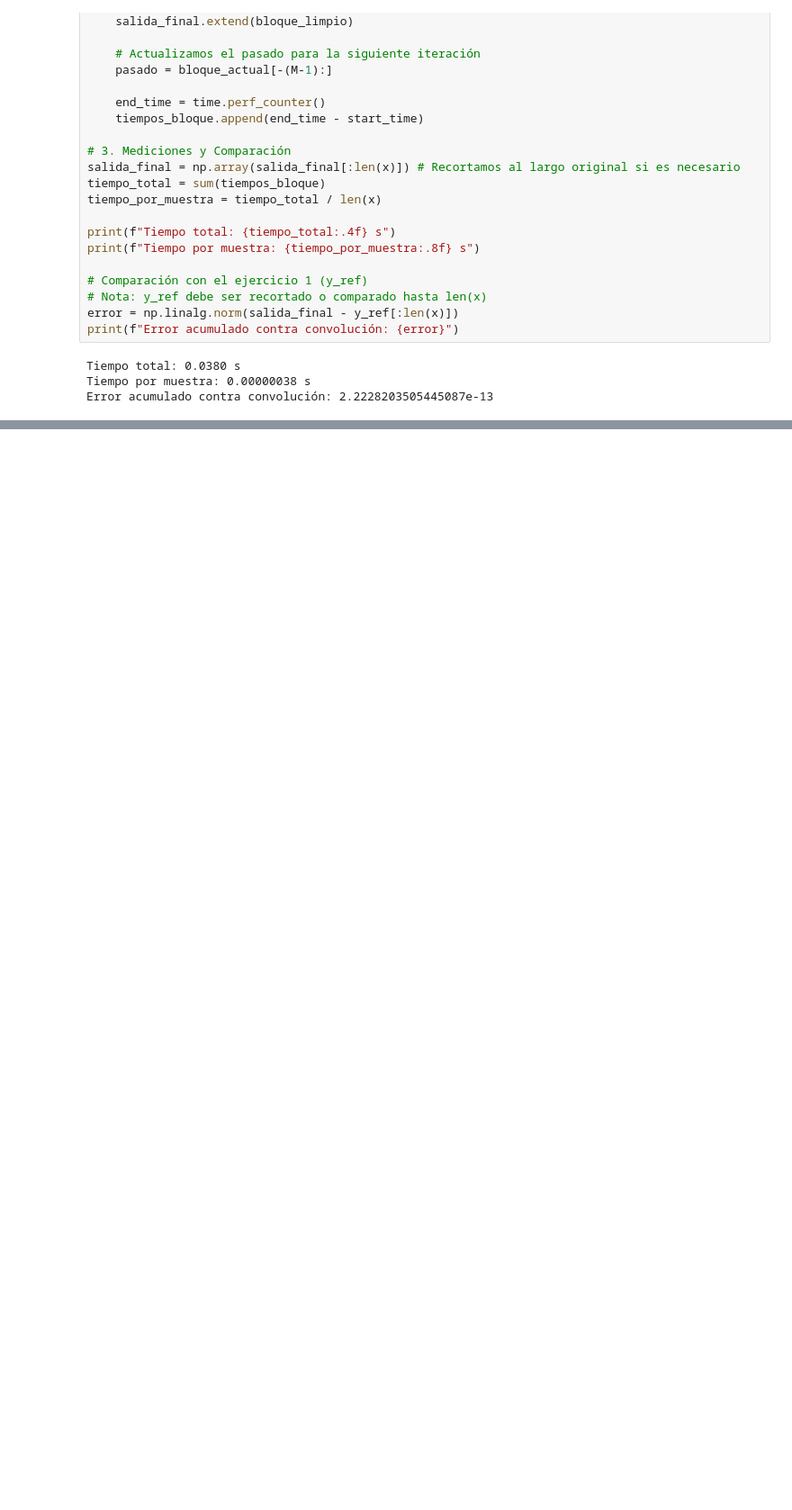
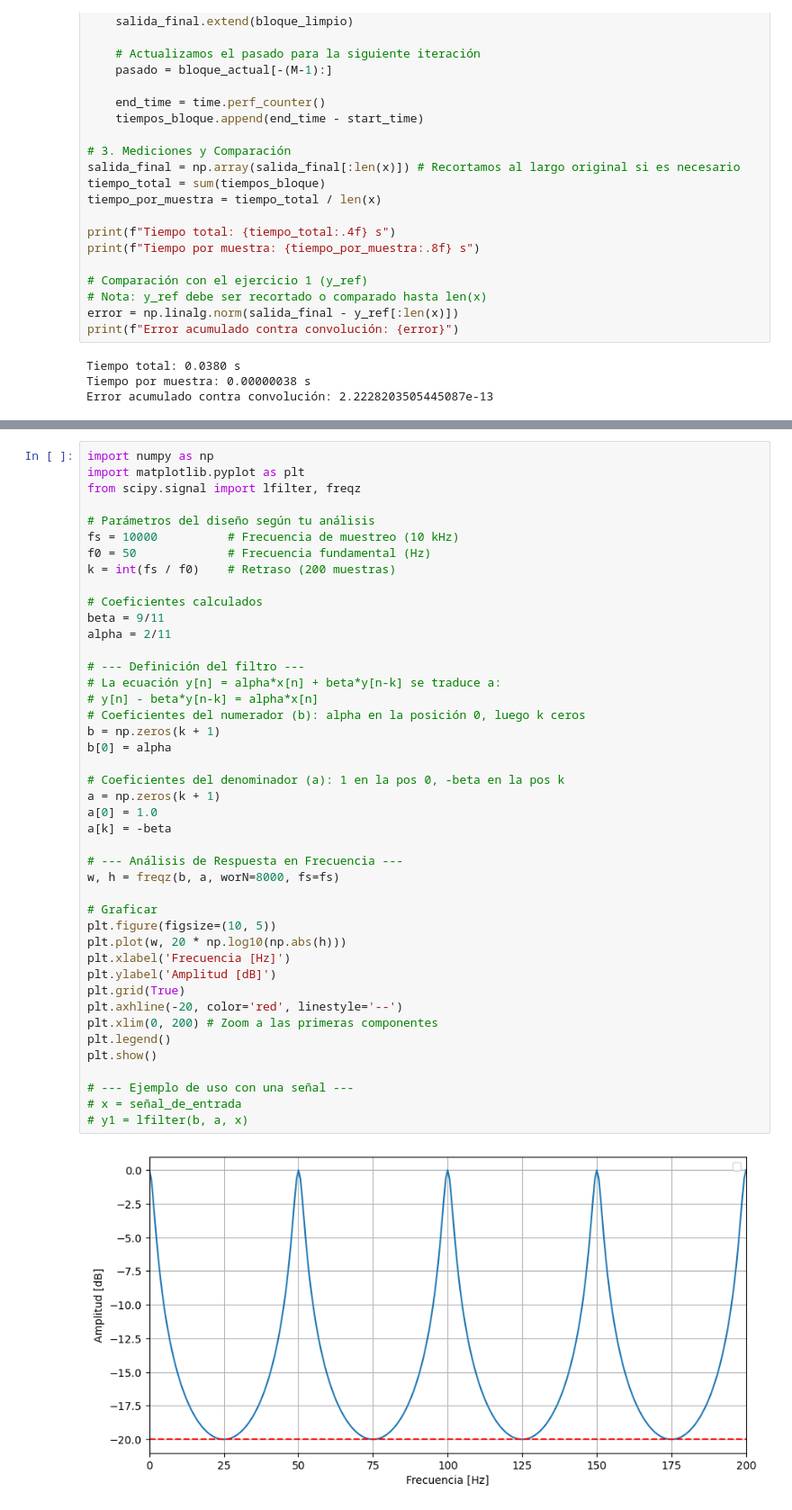
Before and after one commit to Ramiro-Nieto-A/Labo-4, a Jupyter notebook: fir_and_fft alumnos.ipynb, the cells around one changed output, grey strips where cells are left out. Shown at 90% size. Saved outputs shown, nothing was run; the diff lists cells and outputs as text; blank space fills up the shorter version.

```diff
--- a/fir_and_fft alumnos.ipynb
+++ b/fir_and_fft alumnos.ipynb
@@ -533,0 +538,45 @@ Error acumulado contra convolución: 2.2228203505445087e-13
+# %%
+import numpy as np
+import matplotlib.pyplot as plt
+from scipy.signal import lfilter, freqz
+
+# Parámetros del diseño según tu análisis
+fs = 10000          # Frecuencia de muestreo (10 kHz)
+f0 = 50             # Frecuencia fundamental (Hz)
+k = int(fs / f0)    # Retraso (200 muestras)
+
+# Coeficientes calculados
+beta = 9/11
+alpha = 2/11
+
+# --- Definición del filtro ---
+# La ecuación y[n] = alpha*x[n] + beta*y[n-k] se traduce a:
+# y[n] - beta*y[n-k] = alpha*x[n]
+# Coeficientes del numerador (b): alpha en la posición 0, luego k ceros
+b = np.zeros(k + 1)
+b[0] = alpha
+
+# Coeficientes del denominador (a): 1 en la pos 0, -beta en la pos k
+a = np.zeros(k + 1)
+a[0] = 1.0
+a[k] = -beta
+
+# --- Análisis de Respuesta en Frecuencia ---
+w, h = freqz(b, a, worN=8000, fs=fs)
+
+# Graficar
+plt.figure(figsize=(10, 5))
+plt.plot(w, 20 * np.log10(np.abs(h)))
+plt.xlabel('Frecuencia [Hz]')
+plt.ylabel('Amplitud [dB]')
+plt.grid(True)
+plt.axhline(-20, color='red', linestyle='--')
+plt.xlim(0, 200) # Zoom a las primeras componentes
+plt.legend()
+plt.show()
+
+# --- Ejemplo de uso con una señal ---
+# x = señal_de_entrada
+# y1 = lfilter(b, a, x)
+# %% [output]
+[figure, added]
```
Also changed, not shown: parts of 7 cells of this notebook, 13 other files.
